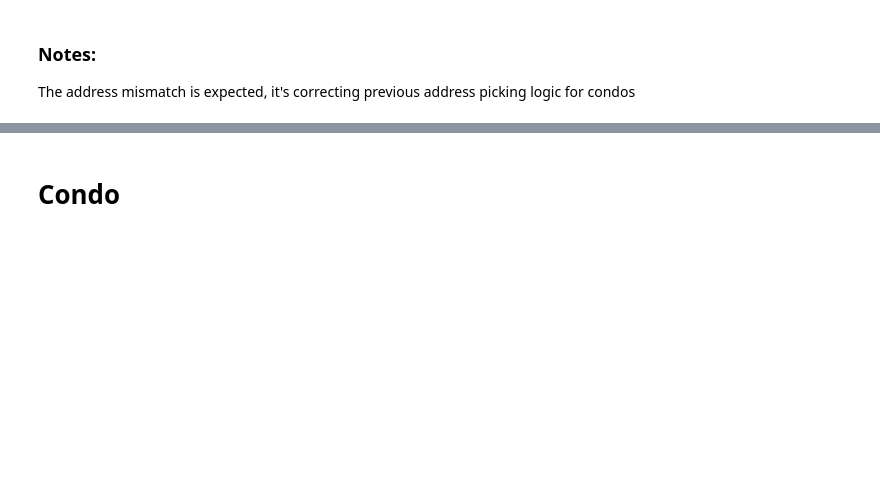
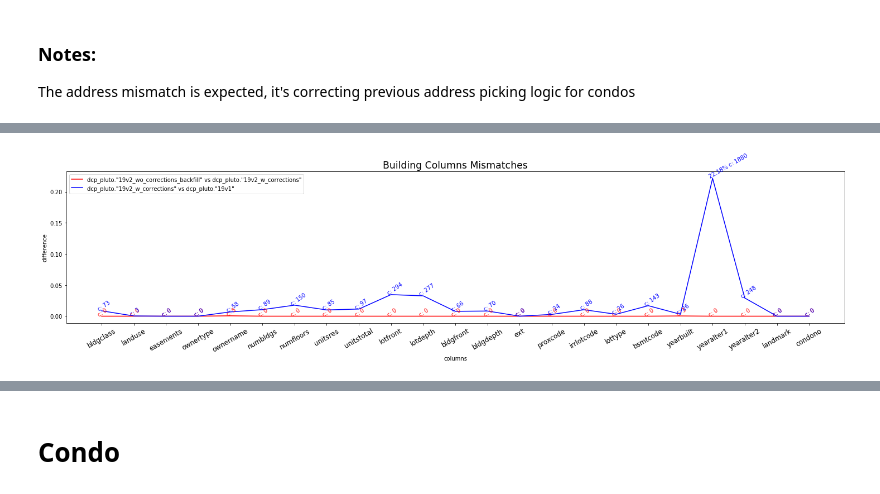
Before and after one commit to NYCPlanning/db-pluto, a Jupyter notebook: pluto_build/notebooks/w_backfill/PLUTO_mismatch.ipynb, the cells around one changed output, grey strips where cells are left out. Cells and saved outputs as stored; diff of their text form; code cells hidden in the pictures; blank space fills up the shorter version.

```diff
--- a/pluto_build/notebooks/w_backfill/PLUTO_mismatch.ipynb
+++ b/pluto_build/notebooks/w_backfill/PLUTO_mismatch.ipynb
@@ -174,7 +36,0 @@ geo_columns = ['cd', 'ct2010', 'cb2010', 'schooldist',
-# %%
-bldg_columns = ['bldgclass', 'landuse', 'easements', 'ownertype',
-                'ownername', 'numbldgs', 'numfloors', 'unitsres',
-                'unitstotal', 'lotfront', 'lotdepth', 'bldgfront',
-                'bldgdepth', 'ext', 'proxcode', 'irrlotcode',
-                'lottype', 'bsmtcode', 'yearbuilt', 'yearalter1',
-                'yearalter2', 'landmark', 'condono']
@@ -236,0 +59,4 @@ create_plot(df_pct, other_columns,  f'other columns mismatches \n {pluto} vs {pl
+# %%
+create_plot(df0, df1, bldg_columns,  f'Building Columns Mismatches')
+# %% [output]
+[figure, added]
```
Also changed, not shown: parts of 52 cells of this notebook, 6 other files.
